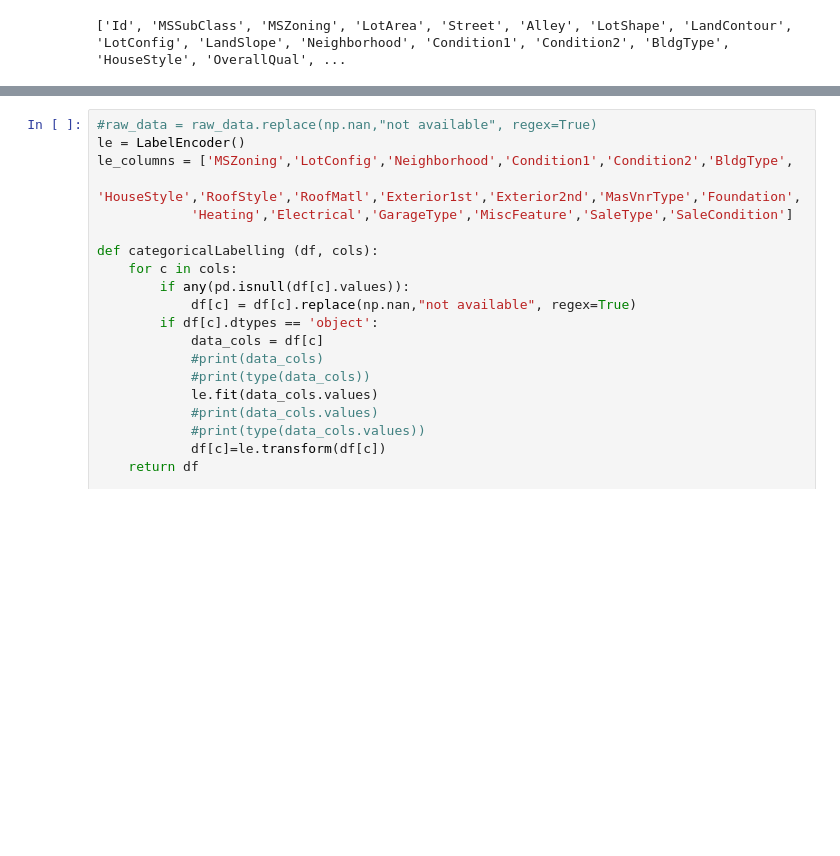
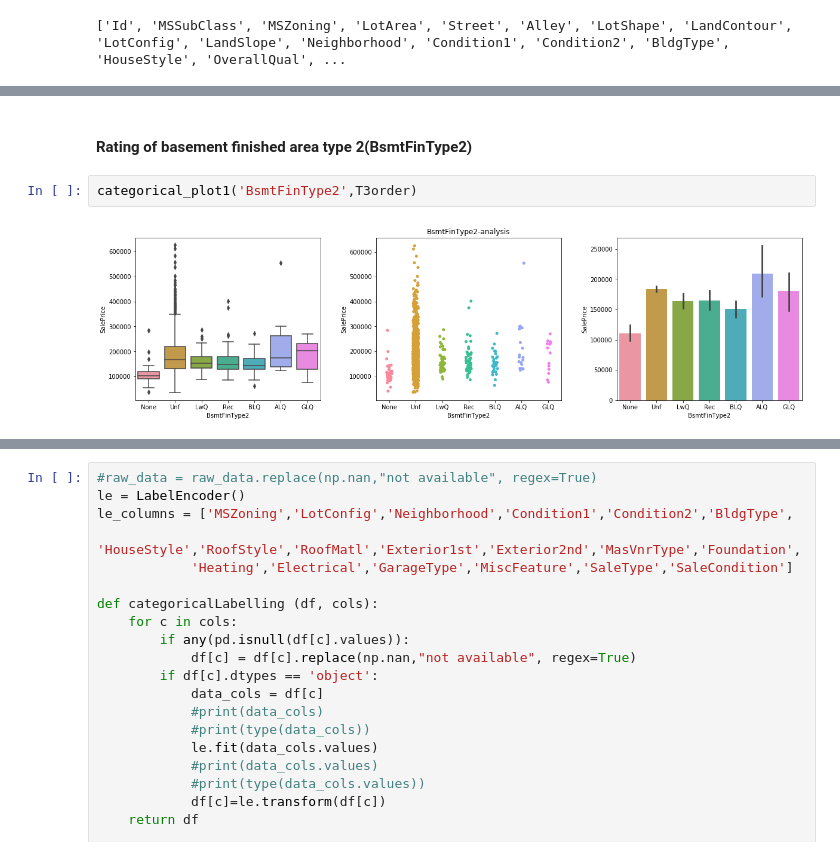
Before and after one commit to kaajun/kaggle-HousePrice, a Jupyter notebook: HousePrices/KaggleHousePrices.ipynb, the cells around one changed output, grey strips where cells are left out. Drawn from its saved outputs; the diff is of its cells as text; blank space fills up the shorter version.

```diff
--- a/HousePrices/KaggleHousePrices.ipynb
+++ b/HousePrices/KaggleHousePrices.ipynb
@@ -306,0 +416,6 @@ We can see clearly that basement height correlate positively with sale price. Fr
+# %% [markdown]
+<h4> Rating of basement finished area type 2(BsmtFinType2) </h4>
+# %%
+categorical_plot1('BsmtFinType2',T3order)
+# %% [output]
+[figure, added]
```
Also changed, not shown: parts of 37 cells of this notebook.
